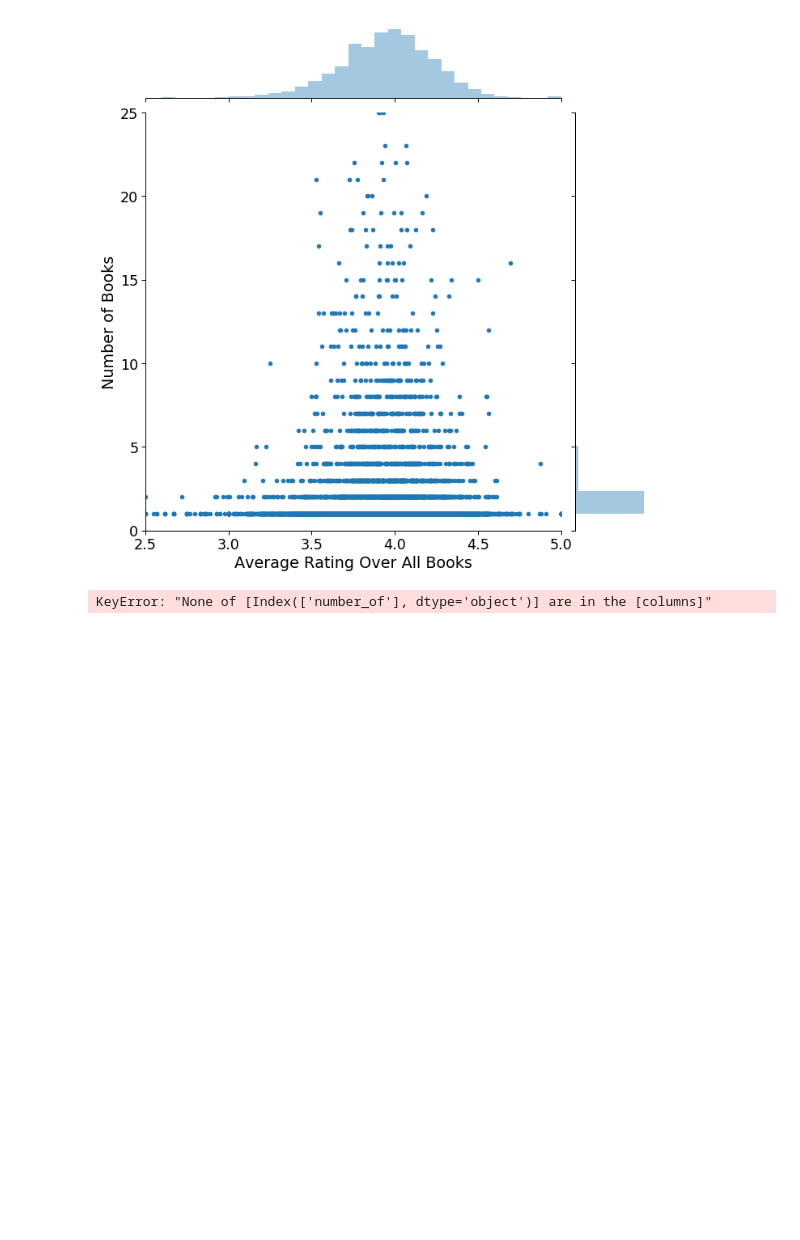
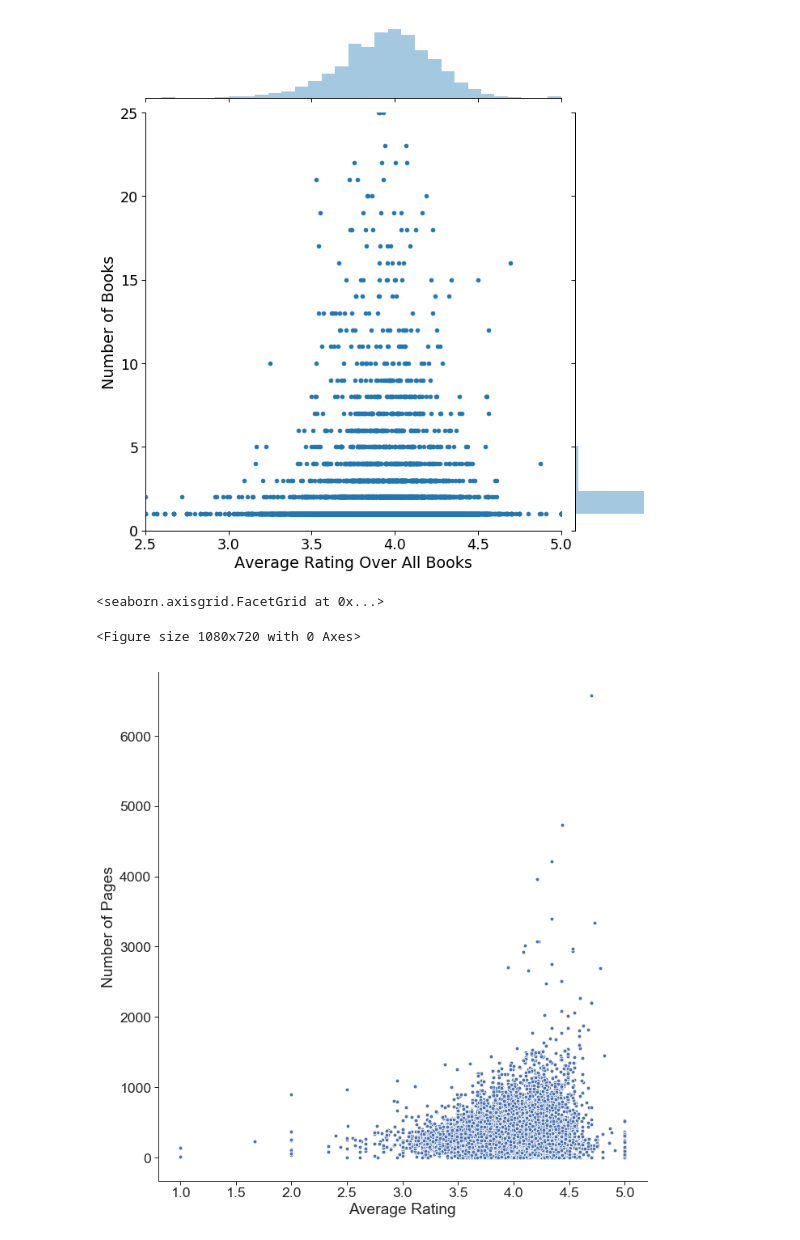
Before and after one commit to DanielPDWalker/Goodreads-Exploratory-Data-Analysis, a Jupyter notebook: Goodreadsbooks.ipynb, the cells around one changed output. Saved outputs shown, nothing was run; the diff lists cells and outputs as text; code cells hidden in the pictures; blank space fills up the shorter version.

Commit message:
Added avg_rating vs num_of_pages relplot

```diff
--- a/Goodreadsbooks.ipynb
+++ b/Goodreadsbooks.ipynb
@@ -322,7 +322,14 @@ plt.show()
 # %% [output]
 <Figure size 2160x1440 with 0 Axes>
 [figure]
-# %%
-pages_vs_ratings = df[['number_of']]
-# %% [output]
-KeyError: "None of [Index(['number_of'], dtype='object')] are in the [columns]"
+# %%
+# Relationship between the average rating and number of pages of EACH BOOK.
+plt.figure(figsize=(15,10))
+sns.set(style="ticks")
+sns.set_context('paper', font_scale=2.0)
+ax = sns.relplot(x="average_rating", y='# num_pages', data=pages_vs_ratings, height=10)
+ax.set_axis_labels("Average Rating", "Number of Pages")
+# %% [output]
+<seaborn.axisgrid.FacetGrid at 0x...>
+<Figure size 1080x720 with 0 Axes>
+[figure, added]
```
